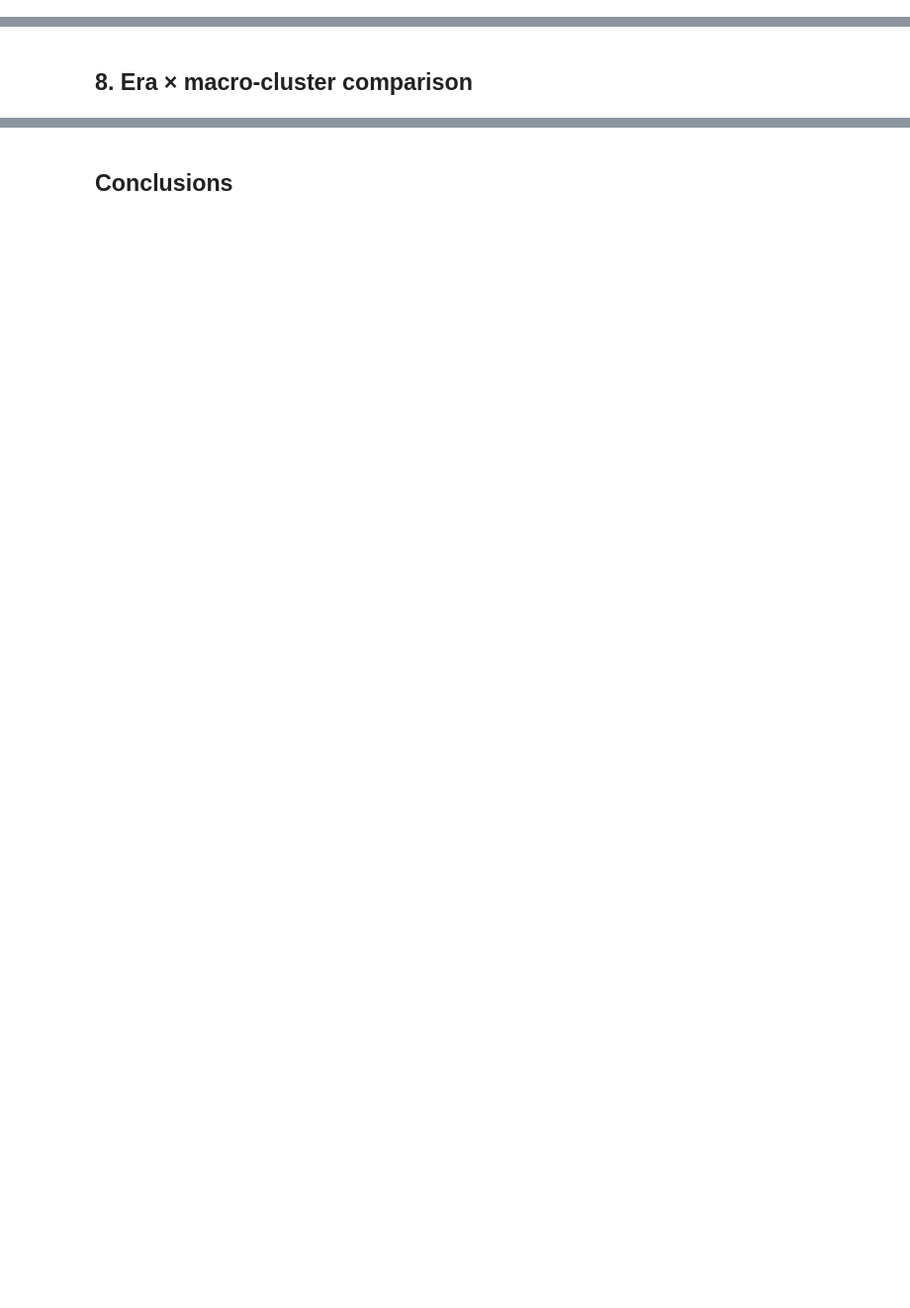
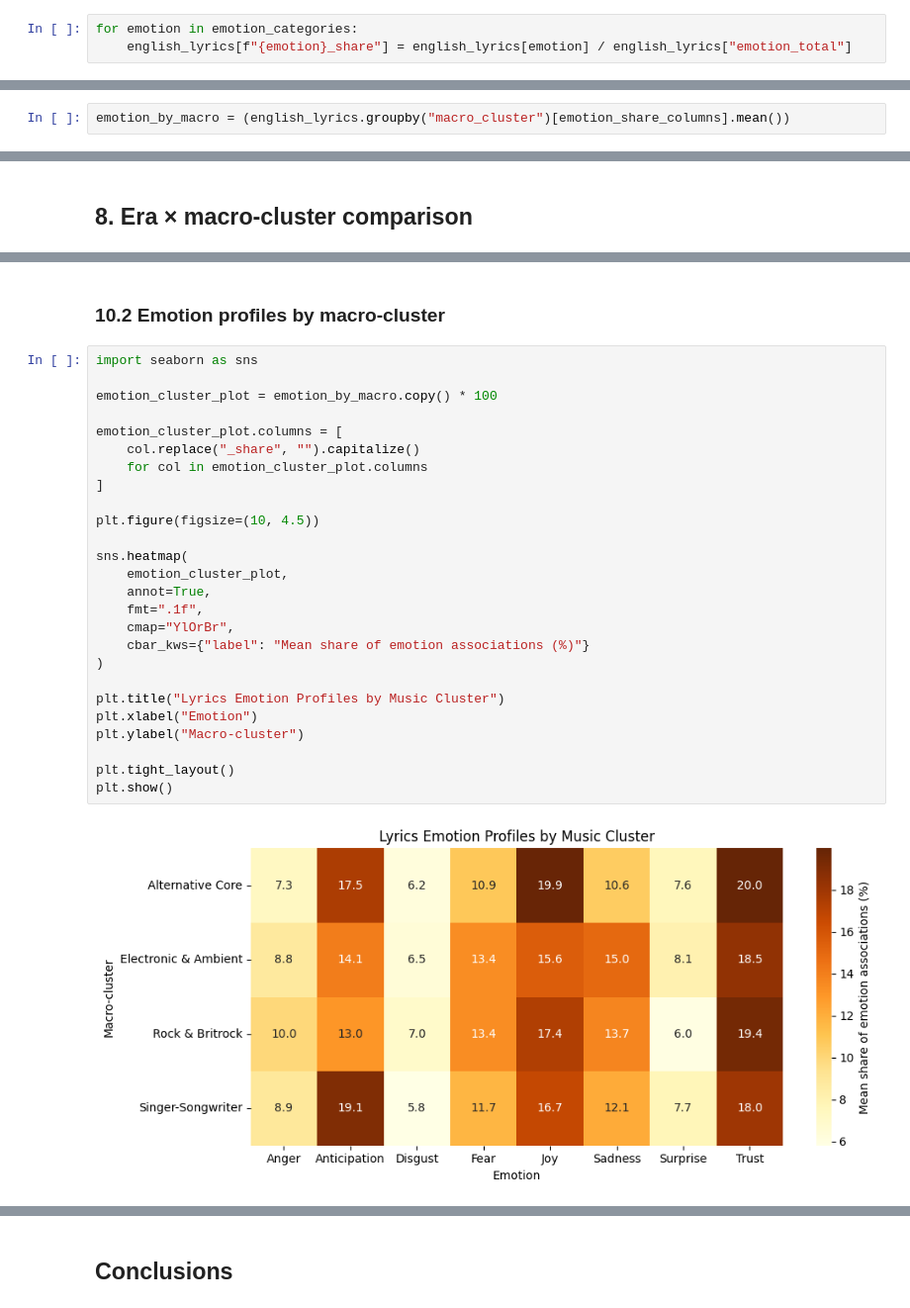
Before and after one commit to fredzell/music-mood-profiler, a Jupyter notebook: notebooks/09_sentiment_and_emotion_analysis.ipynb, the cells around one changed output, grey strips where cells are left out. Shown at 99% size. Saved outputs shown, nothing was run; the diff lists cells and outputs as text; blank space fills up the shorter version.

```diff
--- a/notebooks/09_sentiment_and_emotion_analysis.ipynb
+++ b/notebooks/09_sentiment_and_emotion_analysis.ipynb
@@ -227,0 +383,3 @@ test_result
+# %%
+for emotion in emotion_categories:
+    english_lyrics[f"{emotion}_share"] = english_lyrics[emotion] / english_lyrics["emotion_total"]
@@ -230,2 +600,4 @@ test_result
 # %% [markdown]
 ## 7. Aggregate emotion profiles by macro-cluster
+# %%
+emotion_by_macro = (english_lyrics.groupby("macro_cluster")[emotion_share_columns].mean())
@@ -235,0 +738,30 @@ test_result
+# %% [markdown]
+### 10.2 Emotion profiles by macro-cluster
+# %%
+import seaborn as sns
+
+emotion_cluster_plot = emotion_by_macro.copy() * 100
+
+emotion_cluster_plot.columns = [
+    col.replace("_share", "").capitalize()
+    for col in emotion_cluster_plot.columns
+]
+
+plt.figure(figsize=(10, 4.5))
+
+sns.heatmap(
+    emotion_cluster_plot,
+    annot=True,
+    fmt=".1f",
+    cmap="YlOrBr",
+    cbar_kws={"label": "Mean share of emotion associations (%)"}
+)
+
+plt.title("Lyrics Emotion Profiles by Music Cluster")
+plt.xlabel("Emotion")
+plt.ylabel("Macro-cluster")
+
+plt.tight_layout()
+plt.show()
+# %% [output]
+[figure, added]
```
Also changed, not shown: parts of 51 cells of this notebook.
